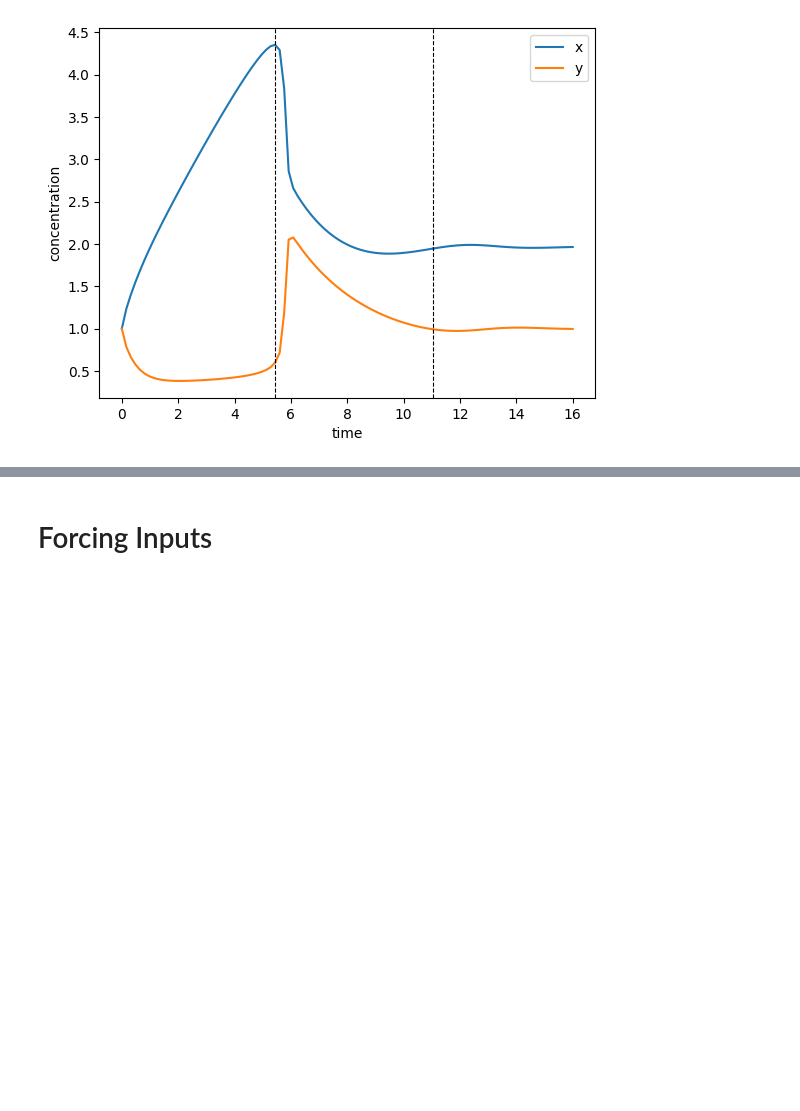
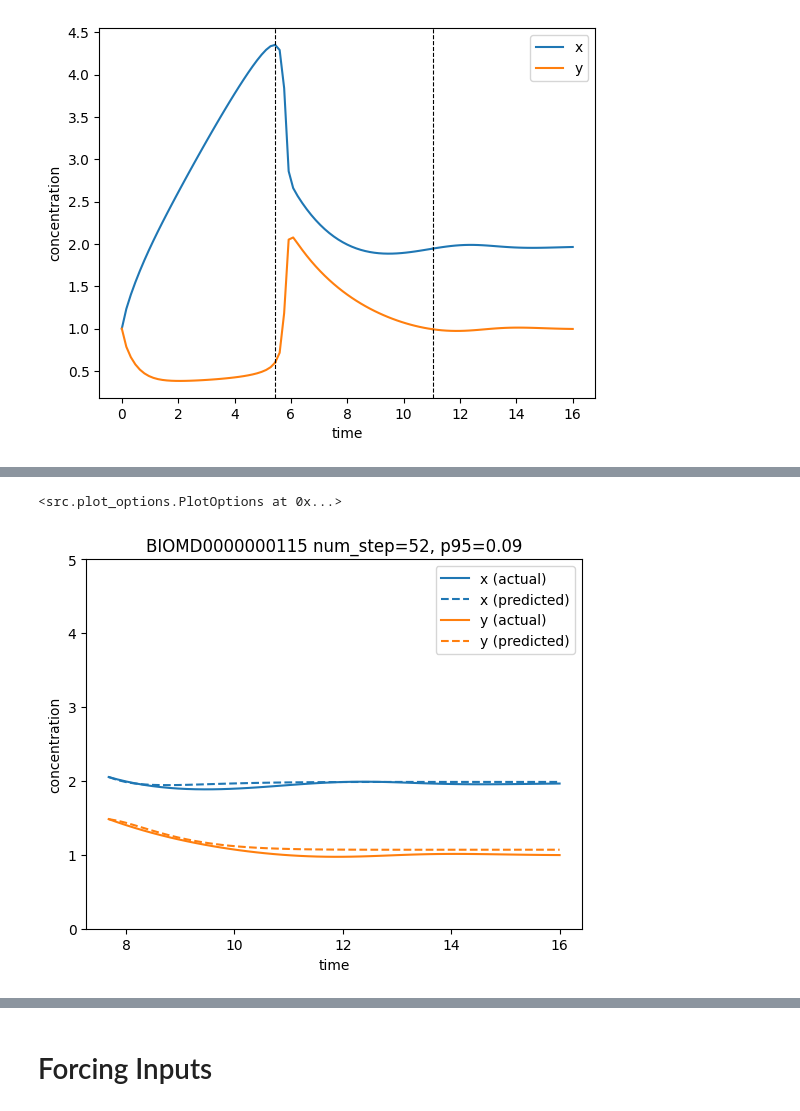
Before and after one commit to ModelEngineering/model_linearity_analysis, a Jupyter notebook: notebooks/score_analysis.ipynb, the cells around one changed output, grey strips where cells are left out. Saved outputs shown, nothing was run; the diff lists cells and outputs as text; code cells hidden in the pictures; blank space fills up the shorter version.

```diff
--- a/notebooks/score_analysis.ipynb
+++ b/notebooks/score_analysis.ipynb
@@ -95 +107,7 @@ lp.plotPrediction()
+# %%
+LinearPredictor(tc.trajectories[2]).score()
+LinearPredictor(tc.trajectories[2], jacobian_selection=cn.JAC_FITTED).plotPrediction(ylim=[0,5])
+# %% [output]
+<src.plot_options.PlotOptions at 0x...>
+[figure, added]
 # %%
```
Also changed, not shown: parts of 12 cells of this notebook, 6 other files.
